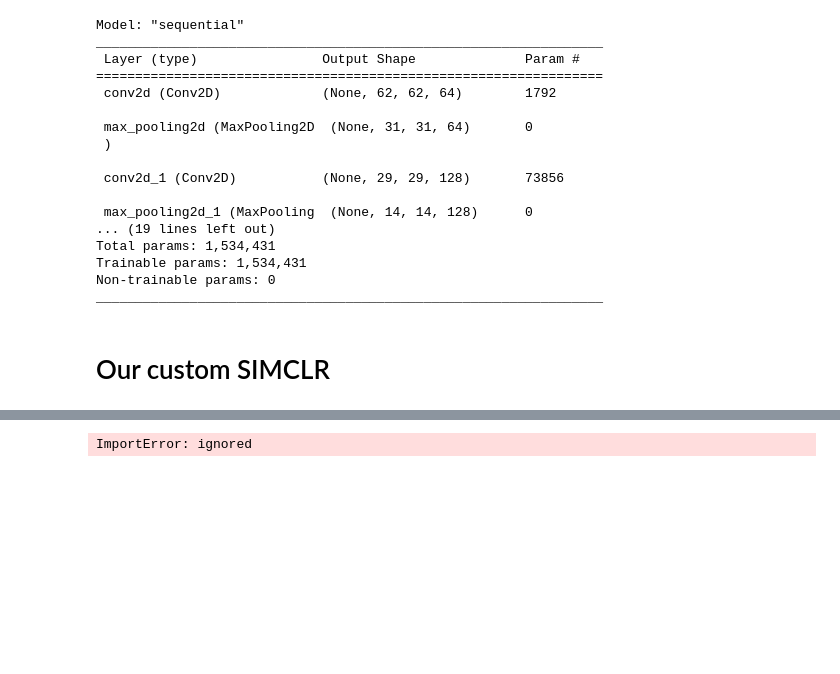
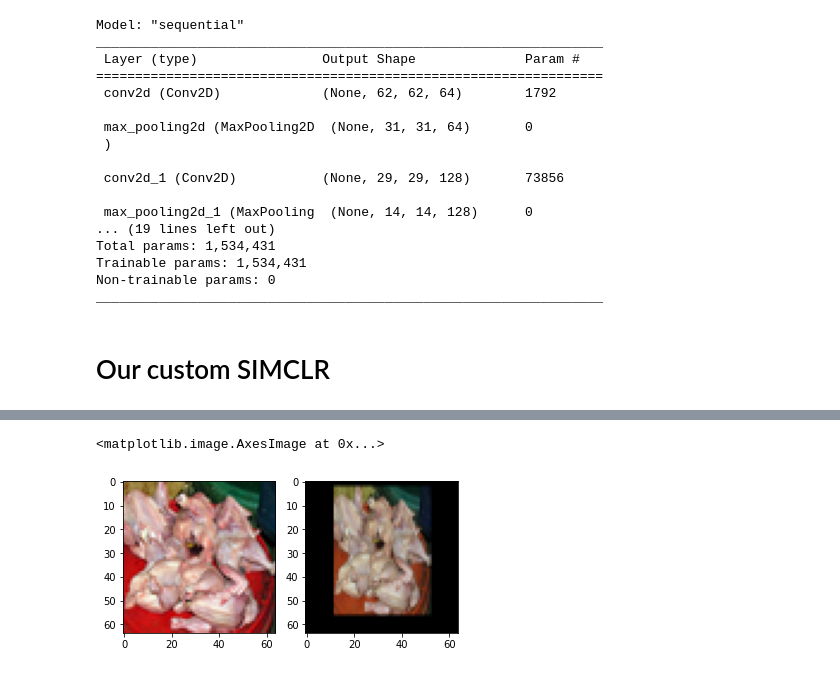
Before and after one commit to leagaze/contrastive-learning, a Jupyter notebook: Projet.ipynb, the cells around one changed output, grey strips where cells are left out. Cells and saved outputs as stored; diff of their text form; code cells hidden in the pictures; blank space fills up the shorter version.

```diff
--- a/Projet.ipynb
+++ b/Projet.ipynb
@@ -233,9 +225,9 @@ def gen_augmentation(batch):
     On prend en entrée une image, sous forme de np array 3 dimensions. On applique une séquence de transformations et on retourne l'image augmentée.
     """
     aug_batch=[]
-    for x in batch:
-        x=np.array(x)
-        data={'image':x.reshape(64,64,3)/255.}
+    for i in range(len(batch)) :
+        x=np.array(batch[i],dtype='uint8')
+        data={'image':x}#.reshape(64,64,3)/255.
         transforms = Compose([
                 Sequential([
                 #Rotate(limit=40),
@@ -249,13 +241,17 @@ def gen_augmentation(batch):
         aug_data=transforms(**data)
         aug_img=aug_data['image']
         aug_batch.append(aug_img)
-    return aug_batch
-
-#puis on test avec notre tenseur test_tensor
-augm_batch=gen_augmentation(x_lab[0:20])
-
-
-#affichage des résultats
-plt.imshow(augm_batch[3])
+    return np.array(aug_batch)
-# %% [output]
-ImportError: ignored
+# %%
+#puis on test avec notre tenseur test_tensor
+augm_batch=gen_augmentation(x_lab[0:20])
+
+
+#affichage des résultats
+plt.subplot(1, 2, 1)
+plt.imshow(x_lab[3]/255.)
+plt.subplot(1, 2, 2)
+plt.imshow(augm_batch[3])
+# %% [output]
+<matplotlib.image.AxesImage at 0x...>
+[figure, added]
```
Also changed, not shown: parts of 16 cells of this notebook.
